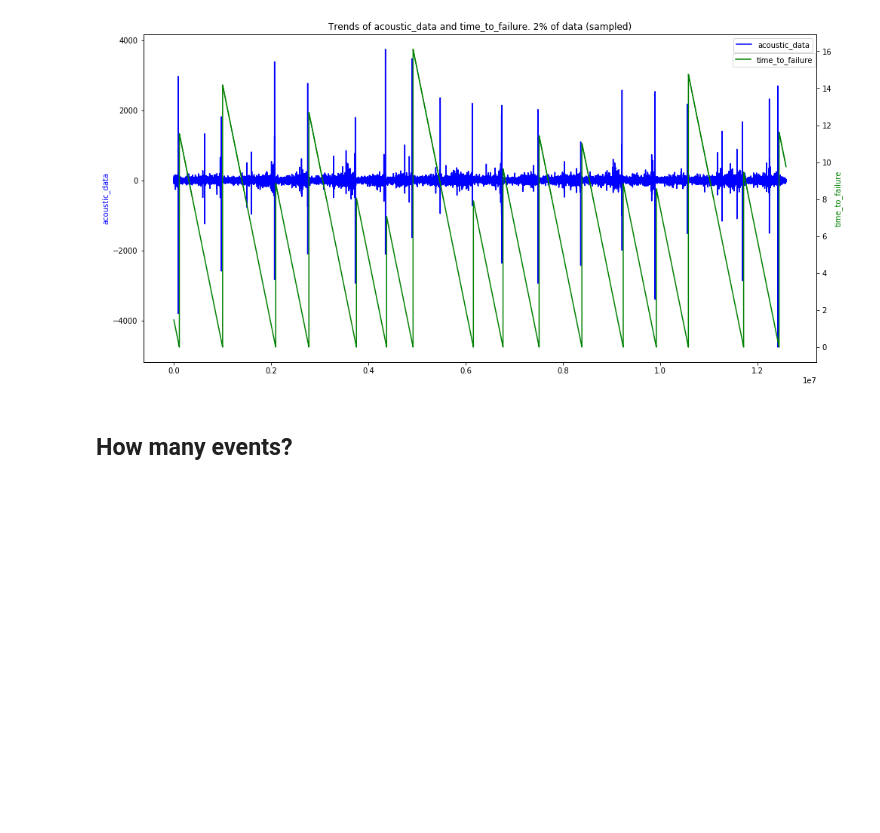
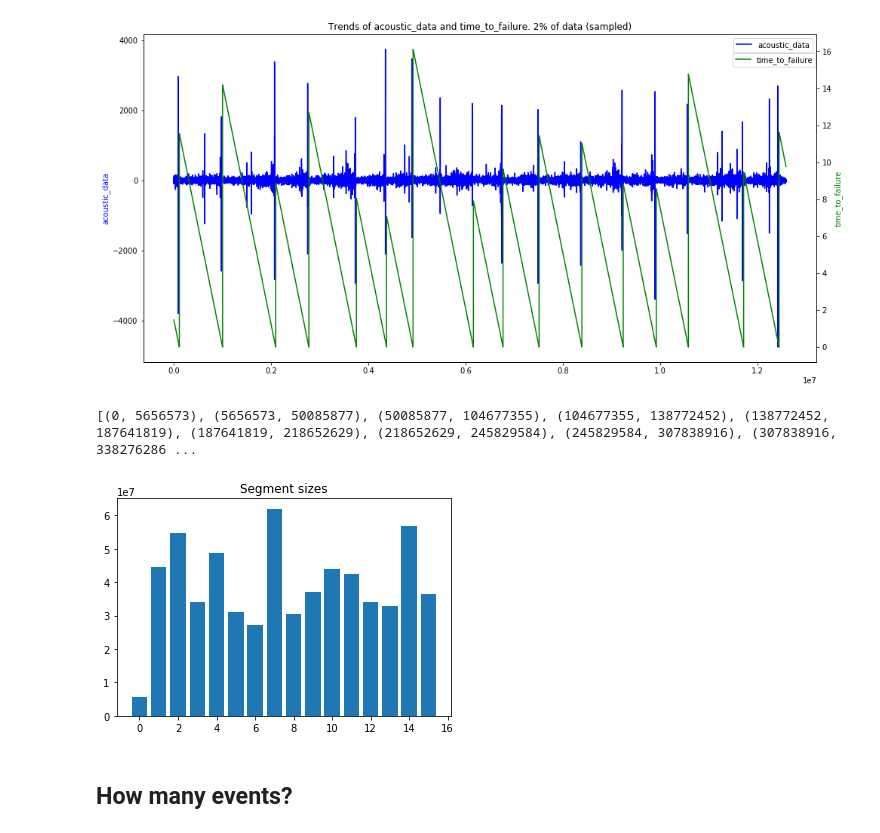
Before and after one commit to lisatostrams/Earthquake-Prediction, a Jupyter notebook: EDA.ipynb, the cells around one changed output. Saved outputs shown, nothing was run; the diff lists cells and outputs as text; code cells hidden in the pictures; blank space fills up the shorter version.

```diff
--- a/EDA.ipynb
+++ b/EDA.ipynb
@@ -5,10 +5,9 @@ import pandas as pd
 import numpy as np
 import matplotlib.pyplot as plt
 
-train = pd.read_csv("Data/train.csv",
+train = pd.read_csv("train.csv",
                     dtype={'acoustic_data': np.int16, 'time_to_failure': np.float64})
 
-
 print('There are {} measurements in the file.'.format(len(train)))
 # %% [output]
 There are 629145480 measurements in the file.
@@ -33,6 +34,27 @@ del train_acoustic_data_small
 del train_time_to_failure_small
 # %% [output]
 [figure]
+# %%
+X_train = train.acoustic_data.values
+y_train = train.time_to_failure.values
+
+ends_mask = np.less(y_train[:-1], y_train[1:])
+segment_ends = np.nonzero(ends_mask)
+
+train_segments = []
+start = 0
+for end in segment_ends[0]:
+    train_segments.append((start, end))
+    start = end
+
+print(train_segments)
+# %% [output]
+[(0, 5656573), (5656573, 50085877), (50085877, 104677355), (104677355, 138772452), (138772452, 187641819), (187641819, 218652629), (218652629, 245829584), (245829584, 307838916), (307838916, 338276286 ...
+# %%
+plt.title('Segment sizes')
+_ = plt.bar(np.arange(len(train_segments)), [ s[1] - s[0] for s in train_segments])
+# %% [output]
+[figure, added]
 # %% [markdown]
 ## How many events?
 # %%
```
Also changed, not shown: parts of 4 cells of this notebook.
